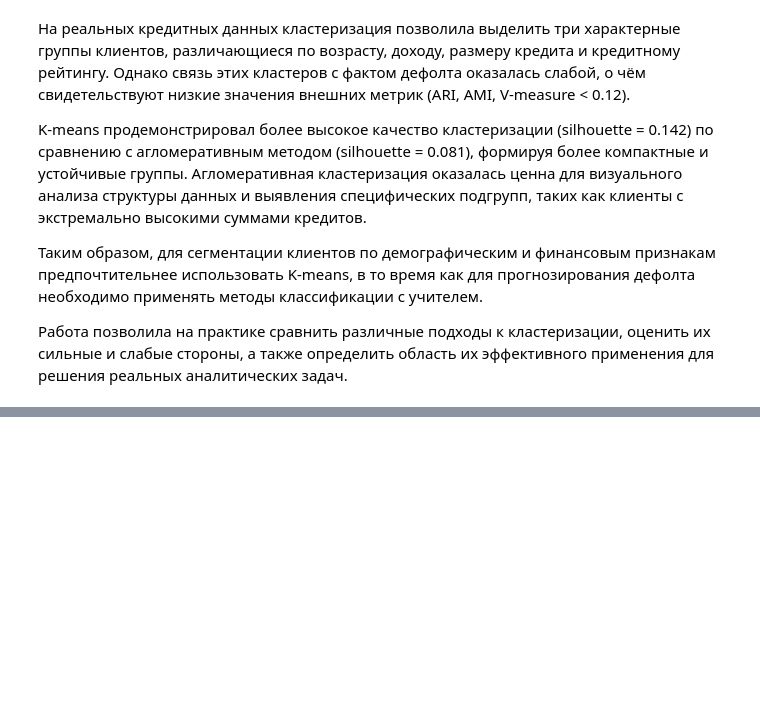
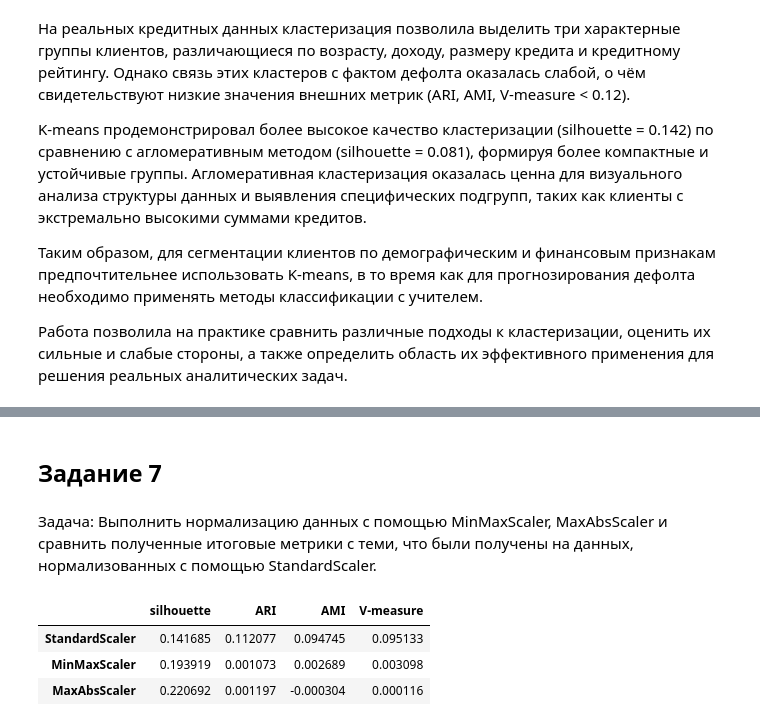
Before and after one commit to smur10/VvAD, a Jupyter notebook: ЛР4_Силенков_4.ipynb, the cells around one changed output, grey strips where cells are left out. Saved outputs shown, nothing was run; the diff lists cells and outputs as text; code cells hidden in the pictures; blank space fills up the shorter version.

```diff
--- a/ЛР4_Силенков_4.ipynb
+++ b/ЛР4_Силенков_4.ipynb
@@ -455,0 +509,32 @@ K-means продемонстрировал более высокое качес
+# %% [markdown]
+## Задание 7
+# %% [markdown]
+Задача: Выполнить нормализацию данных с помощью MinMaxScaler, MaxAbsScaler и сравнить полученные итоговые метрики с теми, что были получены на данных, нормализованных с помощью StandardScaler.
+# %%
+from sklearn.preprocessing import MinMaxScaler, MaxAbsScaler
+
+scalers = {
+    'StandardScaler': X_scaled,  # уже посчитан ранее
+    'MinMaxScaler': MinMaxScaler().fit_transform(df[num_cols]),
+    'MaxAbsScaler': MaxAbsScaler().fit_transform(df[num_cols])
+}
+
+scaling_results = {}
+
+for scaler_name, X in scalers.items():
+    km = KMeans(n_clusters=best_k, random_state=0)
+    labels = km.fit_predict(X)
+
+    scaling_results[scaler_name] = {
+        'silhouette': metrics.silhouette_score(X, labels),
+        'ARI': metrics.adjusted_rand_score(df['Default'], labels),
+        'AMI': metrics.adjusted_mutual_info_score(df['Default'], labels),
+        'V-measure': metrics.v_measure_score(df['Default'], labels)
+    }
+
+pd.DataFrame(scaling_results).T
+# %% [output]
+|  | silhouette | ARI | AMI | V-measure |
+| StandardScaler | 0.141685 | 0.112077 | 0.094745 | 0.095133 |
+| MinMaxScaler | 0.193919 | 0.001073 | 0.002689 | 0.003098 |
+| MaxAbsScaler | 0.220692 | 0.001197 | -0.000304 | 0.000116 |
```
Also changed, not shown: parts of 8 cells of this notebook.
